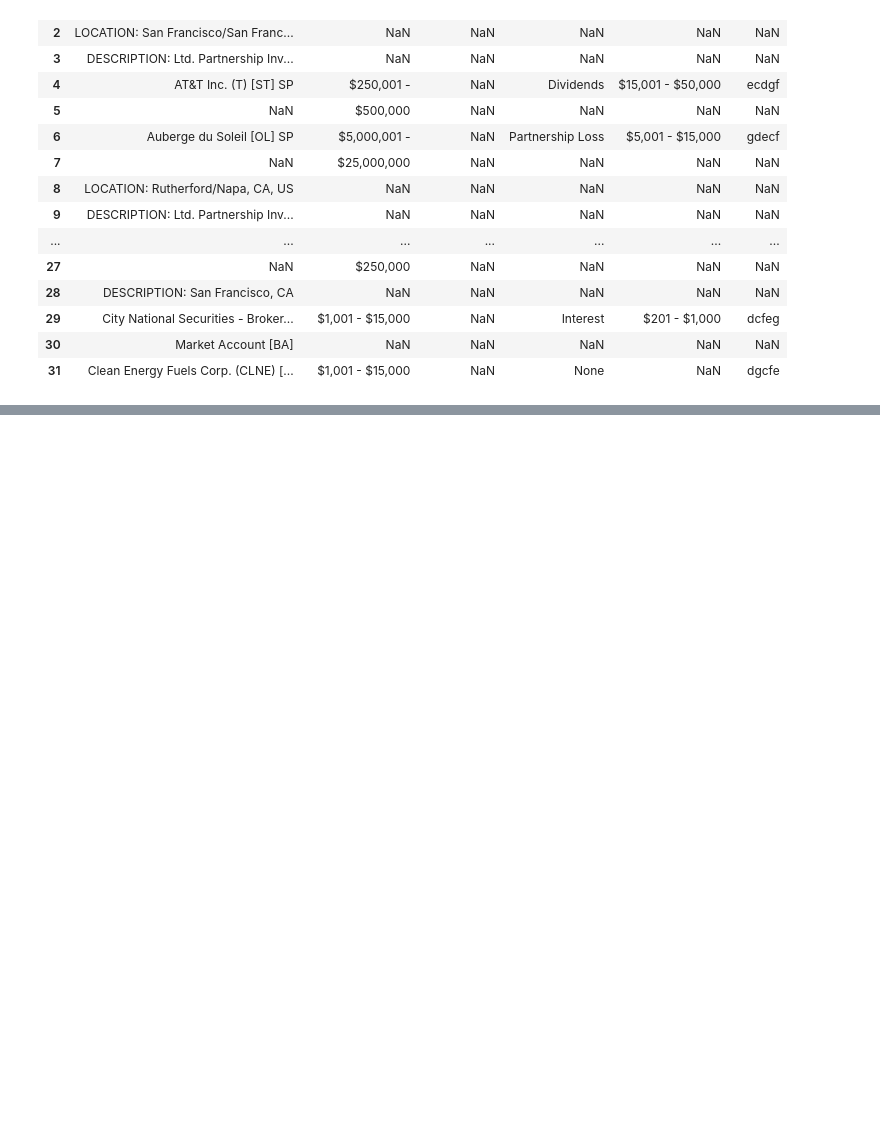
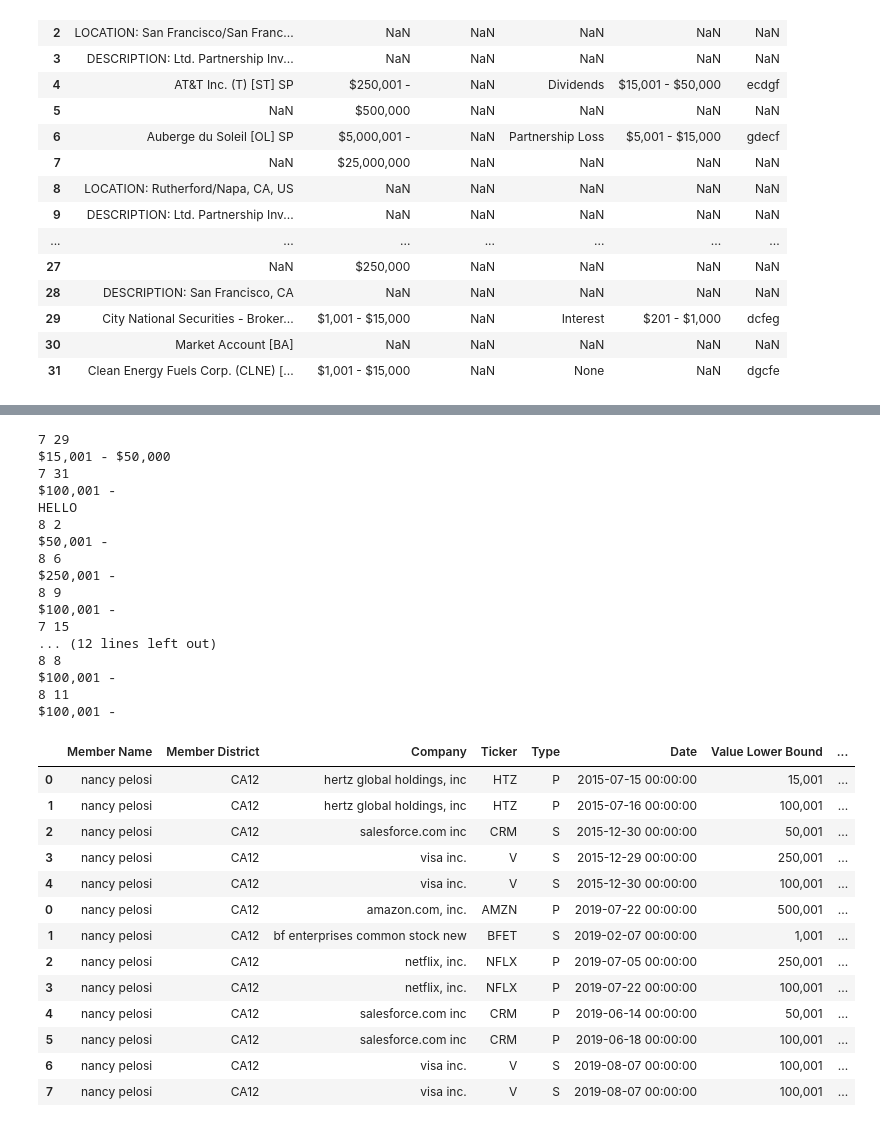
Before and after one commit to Tomyao991203/congressional-stock-trading-monitor, a Jupyter notebook: database/pdf_scraper_notebook.ipynb, the cells around one changed output, grey strips where cells are left out. Saved outputs shown, nothing was run; the diff lists cells and outputs as text; code cells hidden in the pictures; blank space fills up the shorter version.

```diff
--- a/database/pdf_scraper_notebook.ipynb
+++ b/database/pdf_scraper_notebook.ipynb
@@ -18,3 +22,10 @@ pdf_to_nancy = "2019_house_pdfs/Pelosi_Nancy_10035243.pdf"
+# %%
+description_regex = r"^description: (.+)$"
+stock_regex = r"^\s*(?!description:|location:)\s*(.*)\s*\((?!one|two)([\w | .]{1,5})\).*$"
+bounds_regex = r"^[a-zA-Z]*\s*\$?(?!\d{1,4}\/)([\d]+,?[\d]+)\s*-?\s*\$?([\d]*,?\d*).*$"
+time_regex = r"^[a-zA-z]*\s*(\d{1,2}\/\d{1,2}\/\d{2,4})\s*$"
+
+transaction_type_regex = r"\s*([SPsp])\s*$"
 # %%
 pdf_to_empty = "2015_house_pdfs/Pelosi_Nancy_20002351.pdf"
 if os.stat(pdf_to_empty).st_size < 2000:
@@ -378,0 +448,44 @@ process_dataframe(db_wass, None)
+# %%
+def scrap_and_process(pdf_paths_list):
+    unprocessed_db = scrape_pdf(pdf_paths_list[0])
+    final_db = process_dataframe(unprocessed_db, None)
+    for pdf_path in pdf_paths_list[1:]:
+        unprocessed_db = scrape_pdf(pdf_path)
+        processed_db = process_dataframe(unprocessed_db, None)
+        final_db = pd.concat([final_db, processed_db])
+
+    return final_db
+# %%
+scrap_and_process(list_of_pdf_paths)
+# %% [output]
+7 29
+$15,001 - $50,000
+7 31
+$100,001 -
+HELLO
+8 2
+$50,001 -
+8 6
+$250,001 -
+8 9
+$100,001 -
+7 15
+... (12 lines left out)
+8 8
+$100,001 -
+8 11
+$100,001 -
+|  | Member Name | Member District | Company | Ticker | Type | Date | Value Lower Bound | ... |
+| 0 | nancy pelosi | CA12 | hertz global holdings, inc | HTZ | P | 2015-07-15 00:00:00 | 15,001 | ... |
+| 1 | nancy pelosi | CA12 | hertz global holdings, inc | HTZ | P | 2015-07-16 00:00:00 | 100,001 | ... |
+| 2 | nancy pelosi | CA12 | salesforce.com inc | CRM | S | 2015-12-30 00:00:00 | 50,001 | ... |
+| 3 | nancy pelosi | CA12 | visa inc. | V | S | 2015-12-29 00:00:00 | 250,001 | ... |
+| 4 | nancy pelosi | CA12 | visa inc. | V | S | 2015-12-30 00:00:00 | 100,001 | ... |
+| 0 | nancy pelosi | CA12 | amazon.com, inc. | AMZN | P | 2019-07-22 00:00:00 | 500,001 | ... |
+| 1 | nancy pelosi | CA12 | bf enterprises common stock new | BFET | S | 2019-02-07 00:00:00 | 1,001 | ... |
+| 2 | nancy pelosi | CA12 | netflix, inc. | NFLX | P | 2019-07-05 00:00:00 | 250,001 | ... |
+| 3 | nancy pelosi | CA12 | netflix, inc. | NFLX | P | 2019-07-22 00:00:00 | 100,001 | ... |
+| 4 | nancy pelosi | CA12 | salesforce.com inc | CRM | P | 2019-06-14 00:00:00 | 50,001 | ... |
+| 5 | nancy pelosi | CA12 | salesforce.com inc | CRM | P | 2019-06-18 00:00:00 | 100,001 | ... |
+| 6 | nancy pelosi | CA12 | visa inc. | V | S | 2019-08-07 00:00:00 | 100,001 | ... |
+| 7 | nancy pelosi | CA12 | visa inc. | V | S | 2019-08-07 00:00:00 | 100,001 | ... |
```
Also changed, not shown: parts of 20 cells of this notebook, 1 other file.
